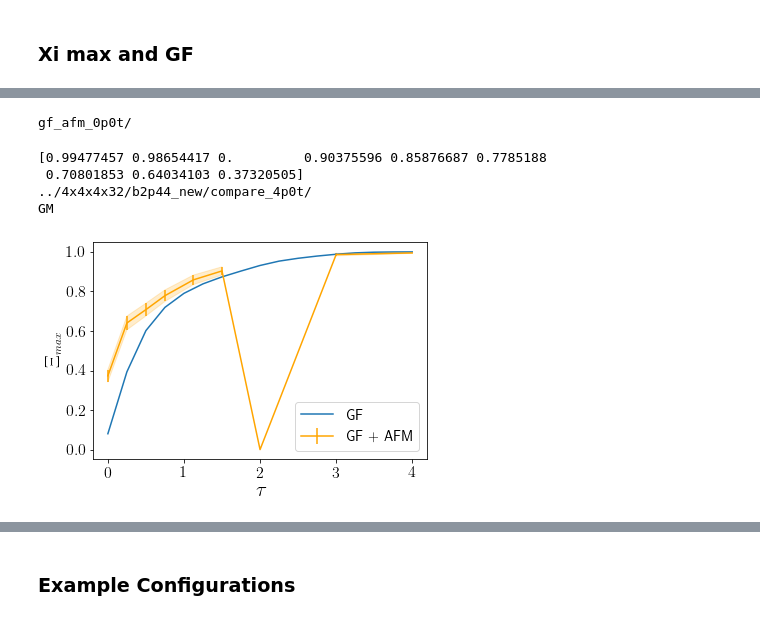
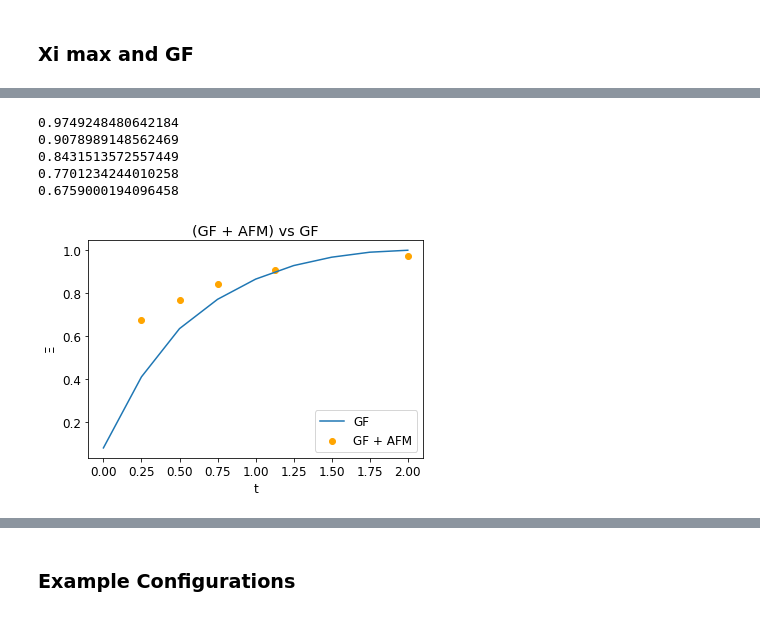
Before and after one commit to Ivan-Soler/AFM, a Jupyter notebook: main.ipynb, the cells around one changed output, grey strips where cells are left out. Saved outputs shown, nothing was run; the diff lists cells and outputs as text; code cells hidden in the pictures.

```diff
--- a/main.ipynb
+++ b/main.ipynb
@@ -269,2 +86,15 @@ for conf in conf_miss:
 # %% [markdown]
 ### Xi max and GF
+# %%
+importlib.reload(Compare)
+importlib.reload(analyzer)
+folder="../4x4x4x32/b2p44_new/gf/"
+conf_start=10
+conf_end=1000
+conf_step=10
+configurations=np.arange(conf_start,conf_end,conf_step)
+t_start=0
+t_end=2
+t_step=0.25
+RPO_trehsold=0.175
+GM_GF=Compare.GF_vs_GF(folder, configurations, t_start, t_end, t_step,RPO_trehsold)
@@ -278,9 +118,7 @@ def Xi_max(data,susy_max):
 # %%
 def find_max(folder,measure,observable):
     data=np.loadtxt(folder+measure+observable+".txt")
-    if measure=="gf_afm_0p0t/":
-        susy_max=np.loadtxt(folder+measure+"end_spectrum.txt")
-    else:
-        susy_max=np.loadtxt(folder+measure+"end_spectrum.txt")
+    ov_max, susy_max=np.loadtxt(folder+measure+"end_spectrum.txt")
     maximum=Xi_max(data,susy_max)
+    print(maximum)
     return(maximum)
@@ -304,48 +125,29 @@ GM_GF=Compare.GF_vs_GF(folder_in, folder_out, configurations, t_start, t_end, t_
-# %%
-print(measure)
-# %% [output]
-gf_afm_0p0t/
 # %%
-plt.rcParams.update({'font.size': 16})
-ax = plt.gca()
 observable="GM"
-folder="../4x4x4x32/b2p44_new/compare_4p0t/"
-maximum=np.zeros((9))
-error=np.zeros((9))
+folder="../4x4x4x32/b2p44_new/two_thresholds_1000c_2t/"
+maximum=np.zeros((5))
 t=0
-for measure in ("gf_afm_4p0t/", "gf_afm_3p0t/", "gf_afm_2p0t/", "gf_afm_1p5t/", "gf_afm_1p125t/", "gf_afm_0p75t/","gf_afm_0p5t/", "gf_afm_0p25t/","gf_afm_0p0t/"):
-    data=np.loadtxt(folder+measure+observable+".txt")
-
-    f=open(folder+measure+"lambda_opt.txt",'r')
-    lamba_string=f.read().split('\n')
-    lambda_opt,index_opt=float(lamba_string[0]), int(float(lamba_string[1]))
-    f.close()
-    f=open(folder+measure+"GM_error_opt_"+str(index_opt)+".txt",'r')
-    error[t]=float(f.read())
-    f.close()
-
+for measure in ("gf_afm_2p0t/", "gf_afm_1p125t/", "gf_afm_0p75t/","gf_afm_0p5t/", "gf_afm_0p25t/"):
     maximum[t]=find_max(folder,measure,observable)
     t+=1
-print(maximum)
-t=[4,3,2,1.5,1.125,0.75,0.5,0.25,0]
+t=[2,1.125,0.75,0.5,0.25]
 
+folder="../4x4x4x32/b2p44_new/"
+measure="gf/"
 observable="GM"
-data=np.loadtxt(folder+observable+".txt")
-print(folder)
-print(observable)
-plt.xlabel(r'$$ \mbox{\huge $\tau$} $$')
-plt.ylabel(r'$$ \mbox{\huge $ \Xi$}_{max}$$')
-
-plt.rcParams.update({'font.size': 16})
-#plt.title('(GF + AFM) vs GF')
-plt.plot(data[1],data[0], label=r'{\Large GF}')
-plt.errorbar(t,maximum, yerr=error, color="orange", label=r'{\Large GF + AFM}')
-plt.fill_between(t, maximum-error, maximum+error,color="orange",alpha=0.2)
+data=np.loadtxt(folder+measure+observable+".txt")
+plt.xlabel("t")
+plt.ylabel(r'$\Xi$')
+plt.rcParams.update({'font.size': 12})
+plt.title('(GF + AFM) vs GF')
+plt.plot(data[1],data[0], label="GF")
+plt.scatter(t,maximum, color="orange", label="GF + AFM")
 plt.legend(loc="lower right")
-plt.savefig(folder+"./GF_AFM_4p0t.pdf",dpi=150, bbox_inches='tight')
+plt.savefig(folder+"./GF_AFM_2t.pdf")
 # %% [output]
-[0.99477457 0.98654417 0.         0.90375596 0.85876687 0.7785188
- 0.70801853 0.64034103 0.37320505]
-../4x4x4x32/b2p44_new/compare_4p0t/
-GM
+0.9749248480642184
+0.9078989148562469
+0.8431513572557449
+0.7701234244010258
+0.6759000194096458
-[figure, old version]
+[figure, new version]
```
Also changed, not shown: parts of 63 cells of this notebook, 2 other files.
